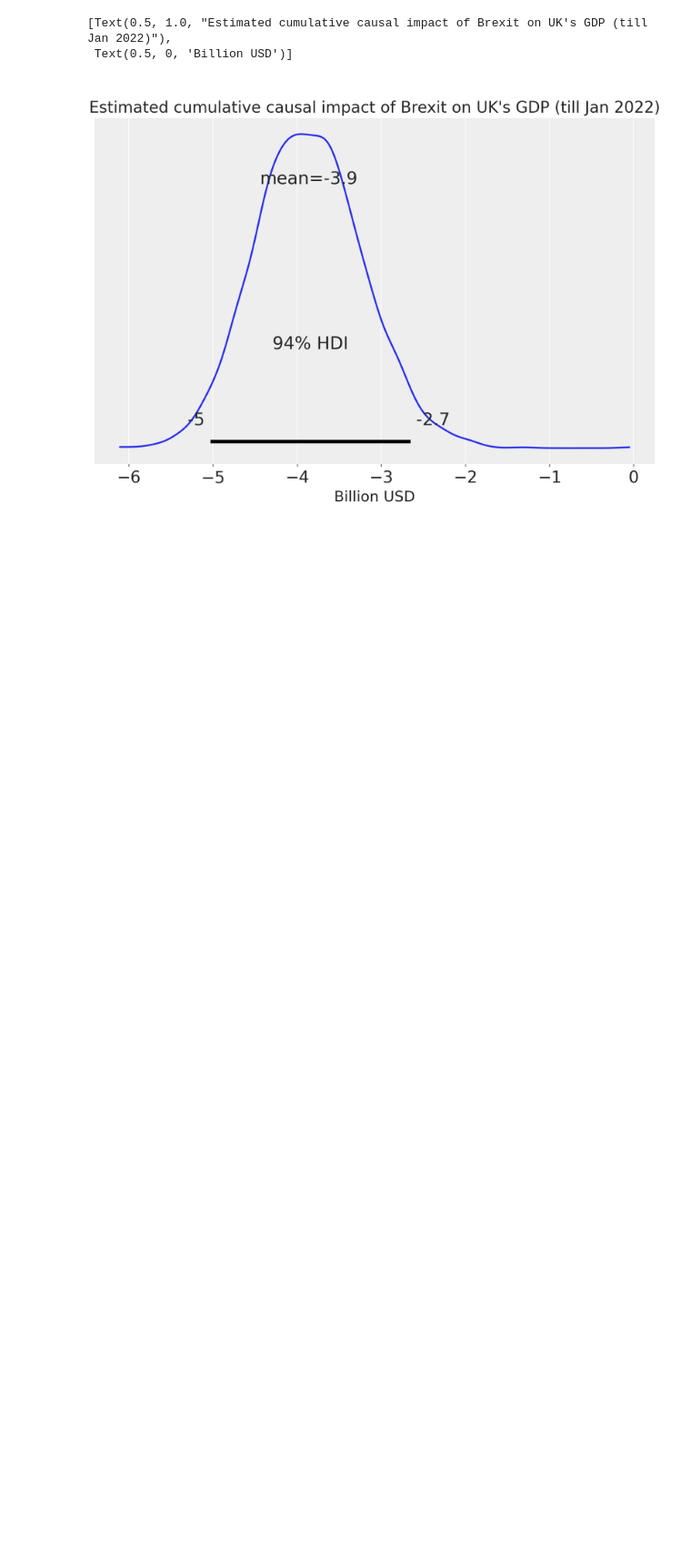
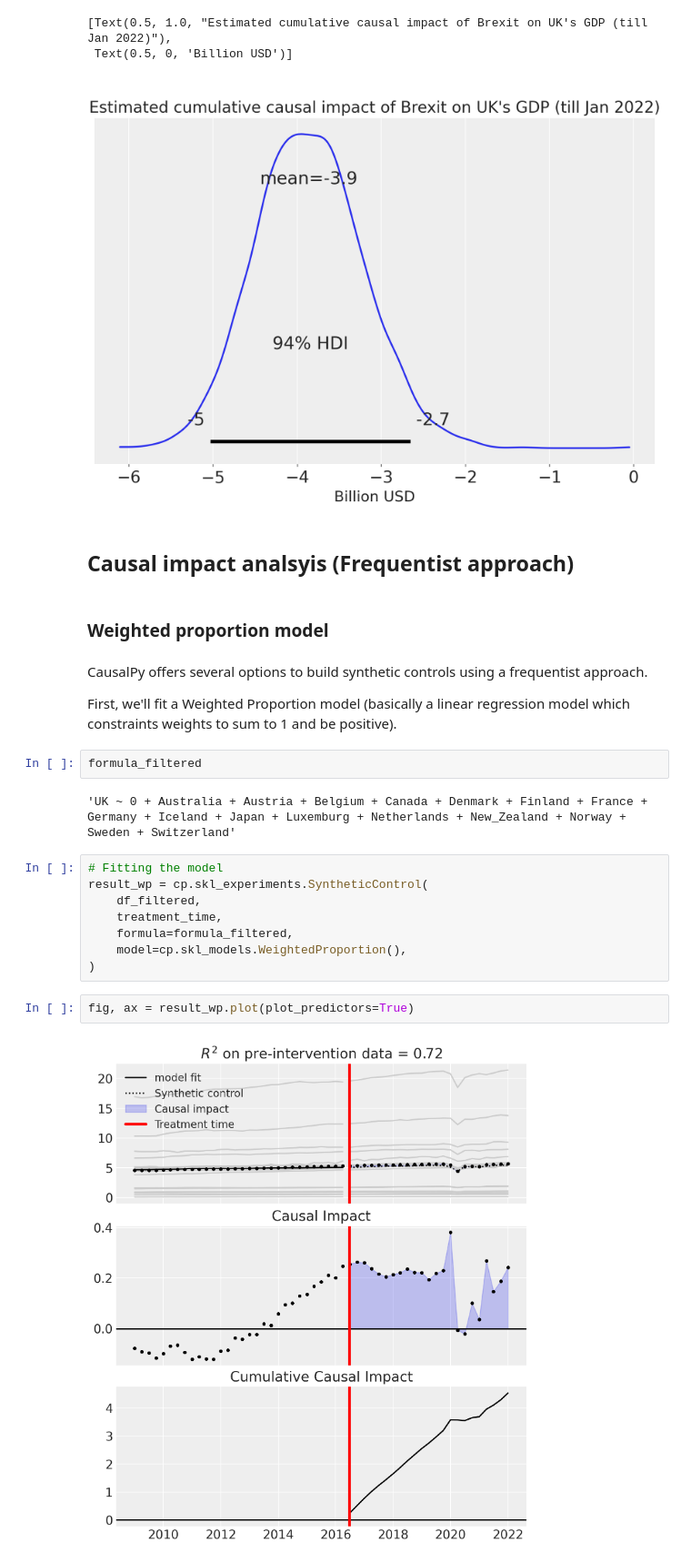
Before and after one commit to francescoamat0/causal-inference-methods, a Jupyter notebook: synthetic_control/brexit_effects.ipynb, the cells around one changed output. Shown at 91% size. Drawn from its saved outputs; the diff is of its cells as text; blank space fills up the shorter version.

Commit message:
Add Brexit causal impact estimation with sklearn models

```diff
--- a/synthetic_control/brexit_effects.ipynb
+++ b/synthetic_control/brexit_effects.ipynb
@@ -302,3 +307,27 @@ ax.set(
 [Text(0.5, 1.0, "Estimated cumulative causal impact of Brexit on UK's GDP (till Jan 2022)"),
  Text(0.5, 0, 'Billion USD')]
 [figure]
+# %% [markdown]
+## Causal impact analsyis (Frequentist approach)
+# %% [markdown]
+### Weighted proportion model
+# %% [markdown]
+CausalPy offers several options to build synthetic controls using a frequentist approach.
+
+First, we'll fit a Weighted Proportion model (basically a linear regression model which constraints weights to sum to 1 and be positive).
+# %%
+formula_filtered
+# %% [output]
+'UK ~ 0 + Australia + Austria + Belgium + Canada + Denmark + Finland + France + Germany + Iceland + Japan + Luxemburg + Netherlands + New_Zealand + Norway + Sweden + Switzerland'
+# %%
+# Fitting the model
+result_wp = cp.skl_experiments.SyntheticControl(
+    df_filtered,
+    treatment_time,
+    formula=formula_filtered,
+    model=cp.skl_models.WeightedProportion(),
+)
+# %%
+fig, ax = result_wp.plot(plot_predictors=True)
+# %% [output]
+[figure, added]
```
Also changed, not shown: parts of 18 cells of this notebook.
